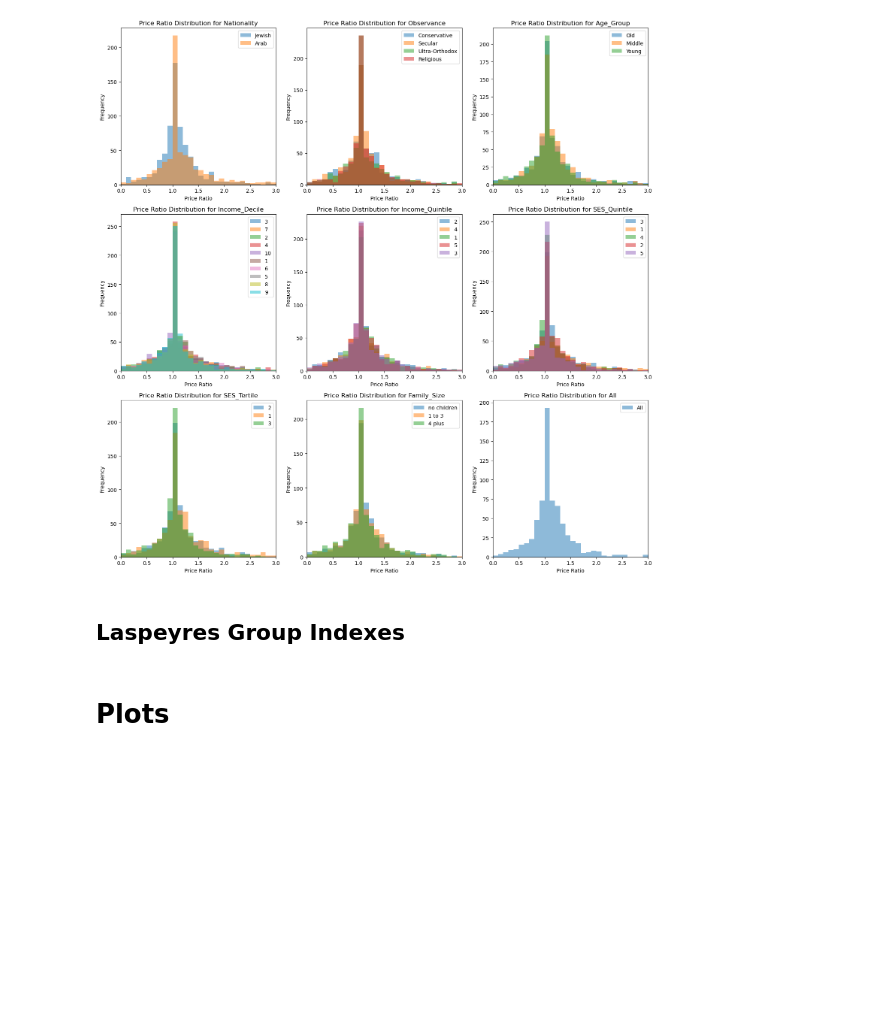
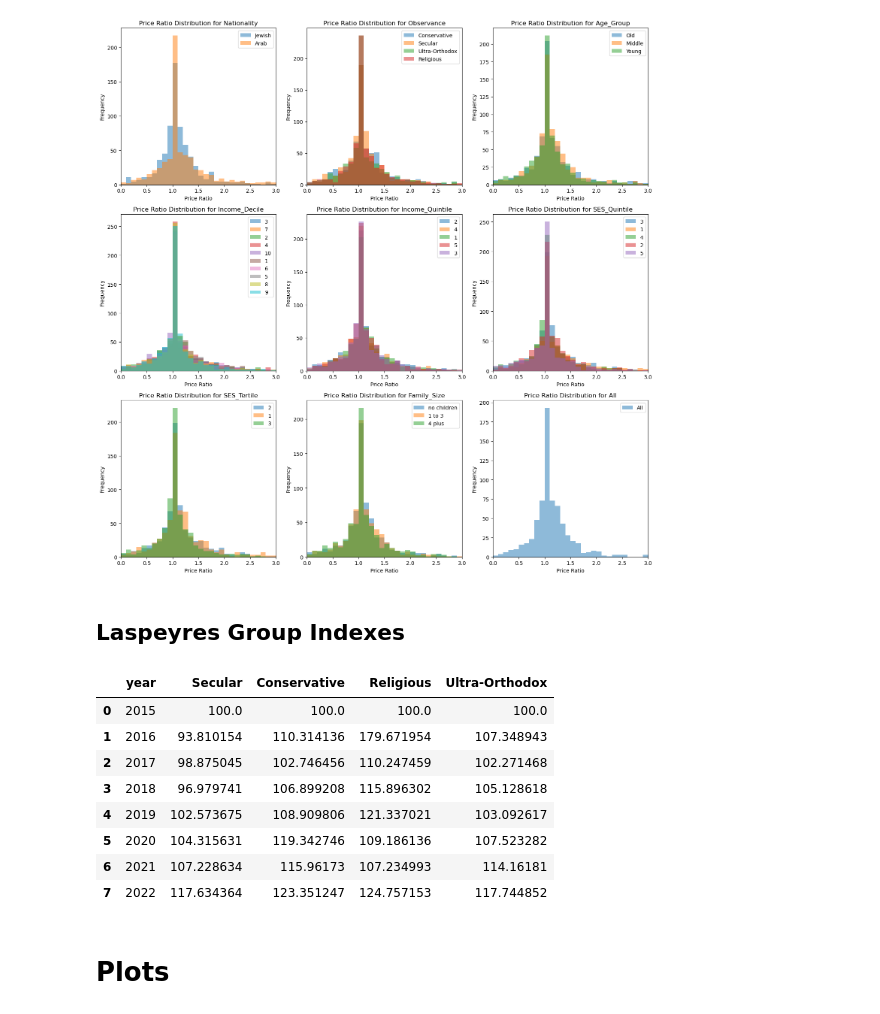
Before and after one commit to roykisluk/Inflation-Heterogeneity, a Jupyter notebook: Main.ipynb, the cells around one changed output. Drawn from its saved outputs; the diff is of its cells as text; code cells hidden in the pictures; blank space fills up the shorter version.

```diff
--- a/Main.ipynb
+++ b/Main.ipynb
@@ -404,6 +404,18 @@ for year in years:
     if 'All' in price_indexes[year] and 'All' in price_indexes[year]['All']:
         df_all.loc[df_all['year'] == year, 'all'] = (price_indexes[year]['All']['All']['price_ratio'] * price_indexes[year]['All']['All']['weight']).sum() * 100
 yearly_indexes['All'] = df_all
+# %%
+yearly_indexes['Observance']
+# %% [output]
+|  | year | Secular | Conservative | Religious | Ultra-Orthodox |
+| 0 | 2015 | 100.0 | 100.0 | 100.0 | 100.0 |
+| 1 | 2016 | 93.810154 | 110.314136 | 179.671954 | 107.348943 |
+| 2 | 2017 | 98.875045 | 102.746456 | 110.247459 | 102.271468 |
+| 3 | 2018 | 96.979741 | 106.899208 | 115.896302 | 105.128618 |
+| 4 | 2019 | 102.573675 | 108.909806 | 121.337021 | 103.092617 |
+| 5 | 2020 | 104.315631 | 119.342746 | 109.186136 | 107.523282 |
+| 6 | 2021 | 107.228634 | 115.96173 | 107.234993 | 114.16181 |
+| 7 | 2022 | 117.634364 | 123.351247 | 124.757153 | 117.744852 |
 # %% [markdown]
 # Plots
 # %% [markdown]
```
Also changed, not shown: parts of 1 cell of this notebook, 10 other files.
